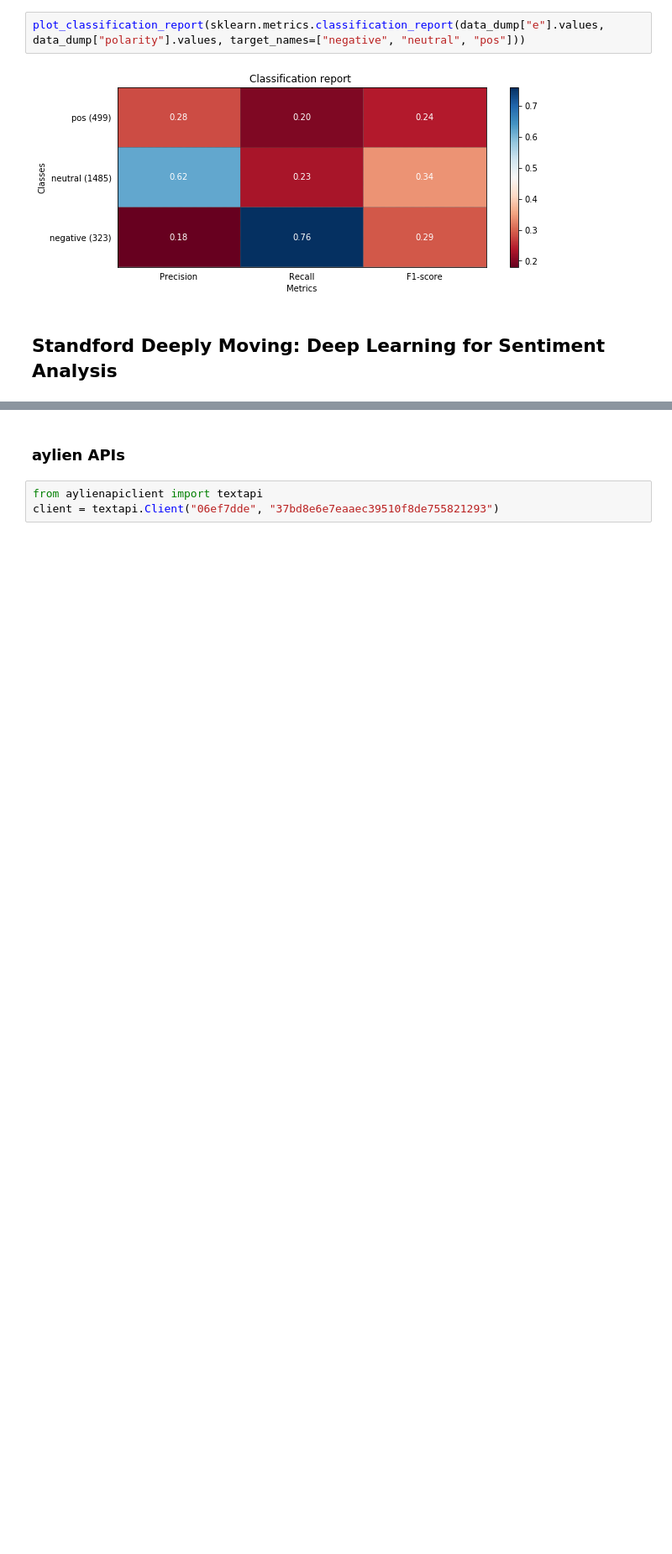
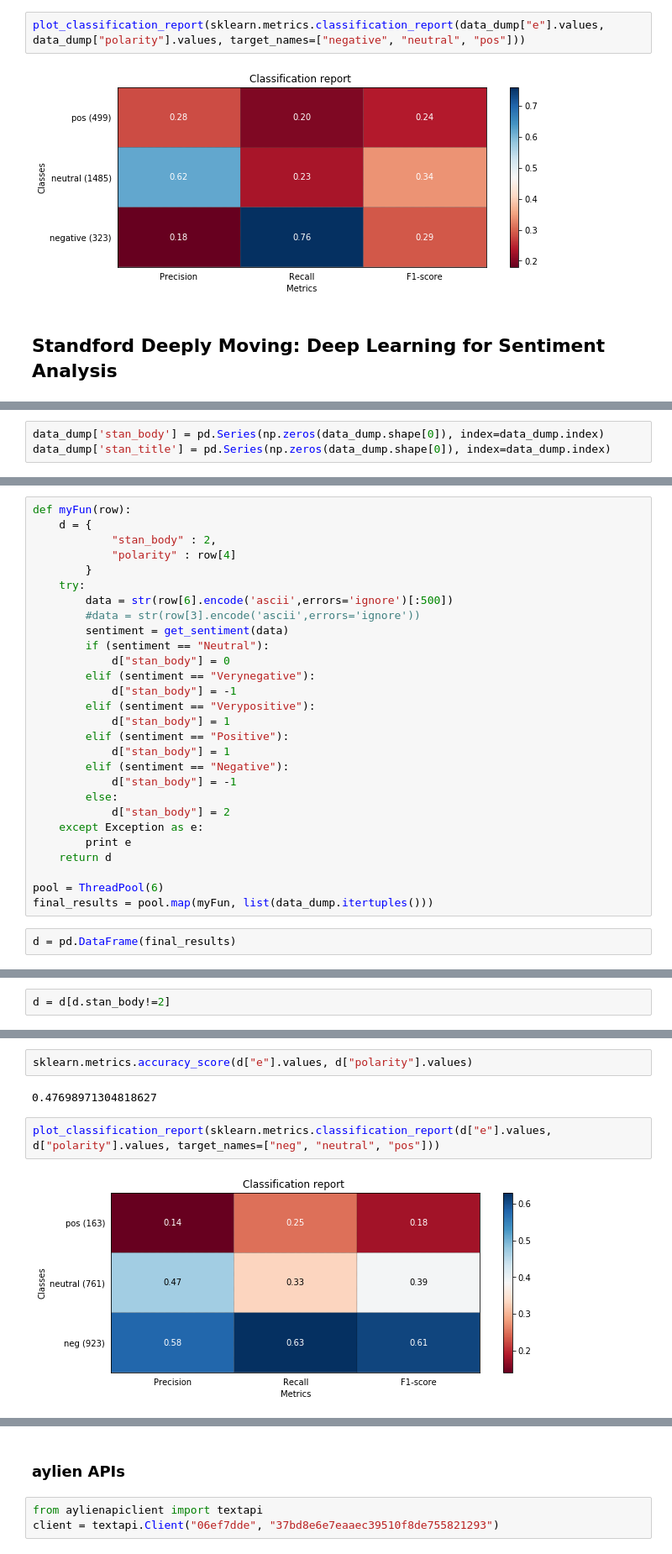
Before and after one commit to mannuscript/micromort, a Jupyter notebook: micromort/polarity_models/polarity.ipynb, the cells around one changed output, grey strips where cells are left out. Shown at 84% size. Drawn from its saved outputs; the diff is of its cells as text; blank space fills up the shorter version.

```diff
--- a/micromort/polarity_models/polarity.ipynb
+++ b/micromort/polarity_models/polarity.ipynb
@@ -124,0 +51,3 @@ plot_classification_report(sklearn.metrics.classification_report(data_dump["e"].
+# %%
+data_dump['stan_body'] = pd.Series(np.zeros(data_dump.shape[0]), index=data_dump.index)
+data_dump['stan_title'] = pd.Series(np.zeros(data_dump.shape[0]), index=data_dump.index)
@@ -124,0 +67,30 @@ plot_classification_report(sklearn.metrics.classification_report(data_dump["e"].
+# %%
+def myFun(row):
+    d = {
+            "stan_body" : 2,
+            "polarity" : row[4]
+        }
+    try:
+        data = str(row[6].encode('ascii',errors='ignore')[:500])
+        #data = str(row[3].encode('ascii',errors='ignore'))
+        sentiment = get_sentiment(data)
+        if (sentiment == "Neutral"):
+            d["stan_body"] = 0
+        elif (sentiment == "Verynegative"):
+            d["stan_body"] = -1
+        elif (sentiment == "Verypositive"):
+            d["stan_body"] = 1
+        elif (sentiment == "Positive"):
+            d["stan_body"] = 1
+        elif (sentiment == "Negative"):
+            d["stan_body"] = -1
+        else:
+            d["stan_body"] = 2
+    except Exception as e:
+        print e
+    return d
+
+pool = ThreadPool(6)
+final_results = pool.map(myFun, list(data_dump.itertuples()))
+# %%
+d = pd.DataFrame(final_results)
@@ -124,0 +105,2 @@ plot_classification_report(sklearn.metrics.classification_report(data_dump["e"].
+# %%
+d = d[d.stan_body!=2]
@@ -124,0 +119,8 @@ plot_classification_report(sklearn.metrics.classification_report(data_dump["e"].
+# %%
+sklearn.metrics.accuracy_score(d["e"].values, d["polarity"].values)
+# %% [output]
+0.47698971304818627
+# %%
+plot_classification_report(sklearn.metrics.classification_report(d["e"].values, d["polarity"].values, target_names=["neg", "neutral", "pos"]))
+# %% [output]
+[figure, added]
```
Also changed, not shown: parts of 93 cells of this notebook, 6 other files.
